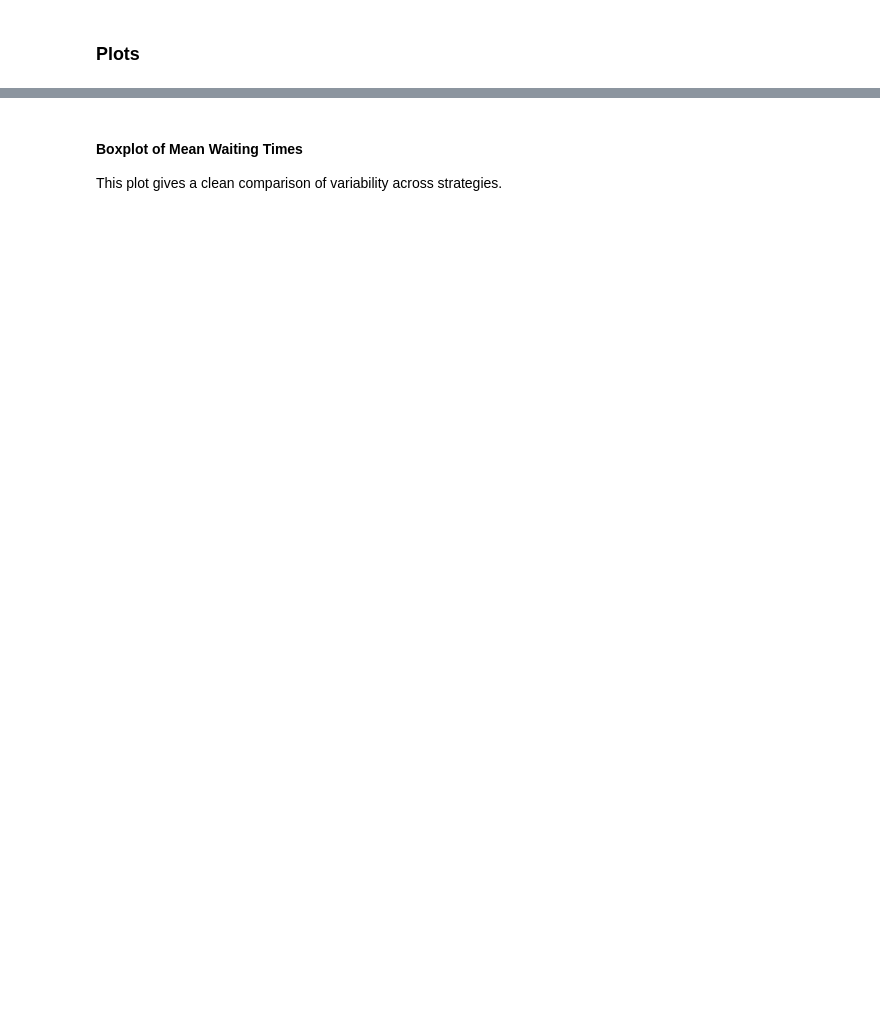
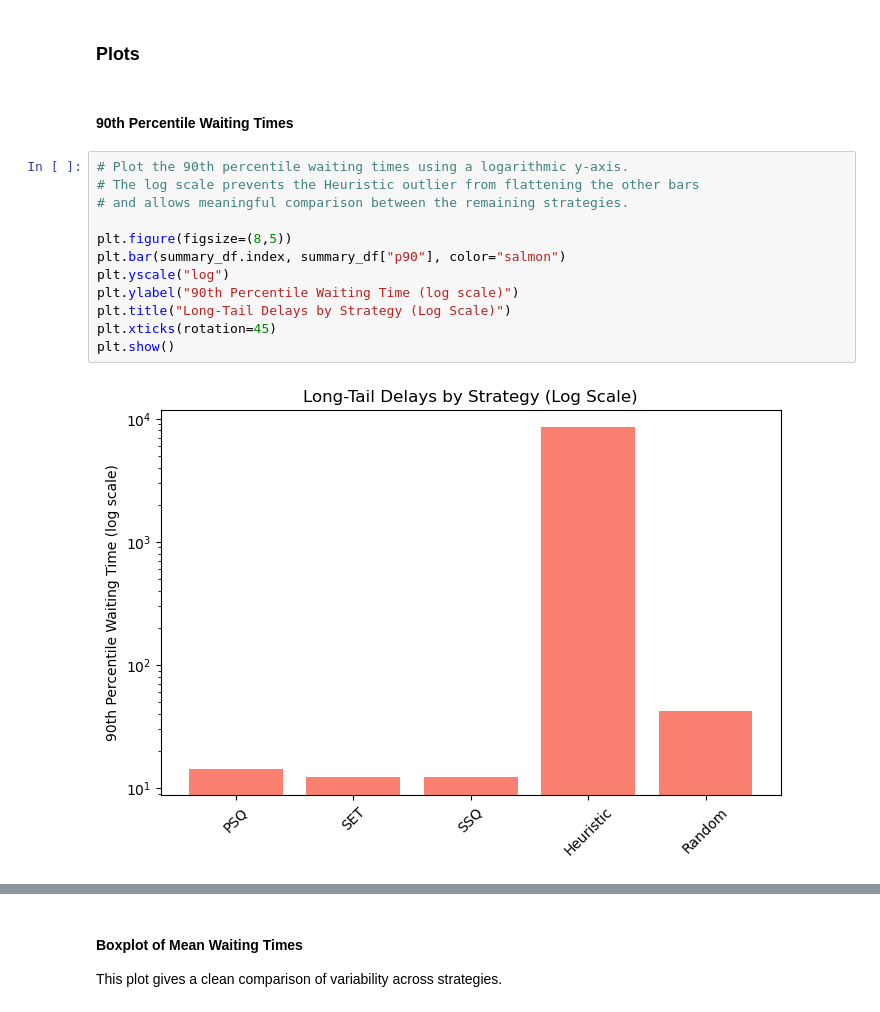
Before and after one commit to mnemtserov/math-concepts-for-devs-project, a Jupyter notebook: math_project.ipynb, the cells around one changed output, grey strips where cells are left out. Cells and saved outputs as stored; diff of their text form; blank space fills up the shorter version.

```diff
--- a/math_project.ipynb
+++ b/math_project.ipynb
@@ -353,3 +380,19 @@ Paired diffs vs Random (mean wait):
 # %% [markdown]
 ### Plots
+# %% [markdown]
+#### 90th Percentile Waiting Times
+# %%
+# Plot the 90th percentile waiting times using a logarithmic y-axis.
+# The log scale prevents the Heuristic outlier from flattening the other bars
+# and allows meaningful comparison between the remaining strategies.
+
+plt.figure(figsize=(8,5))
+plt.bar(summary_df.index, summary_df["p90"], color="salmon")
+plt.yscale("log")
+plt.ylabel("90th Percentile Waiting Time (log scale)")
+plt.title("Long-Tail Delays by Strategy (Log Scale)")
+plt.xticks(rotation=45)
+plt.show()
+# %% [output]
+[figure, added]
 # %% [markdown]
```
Also changed, not shown: parts of 21 cells of this notebook.
